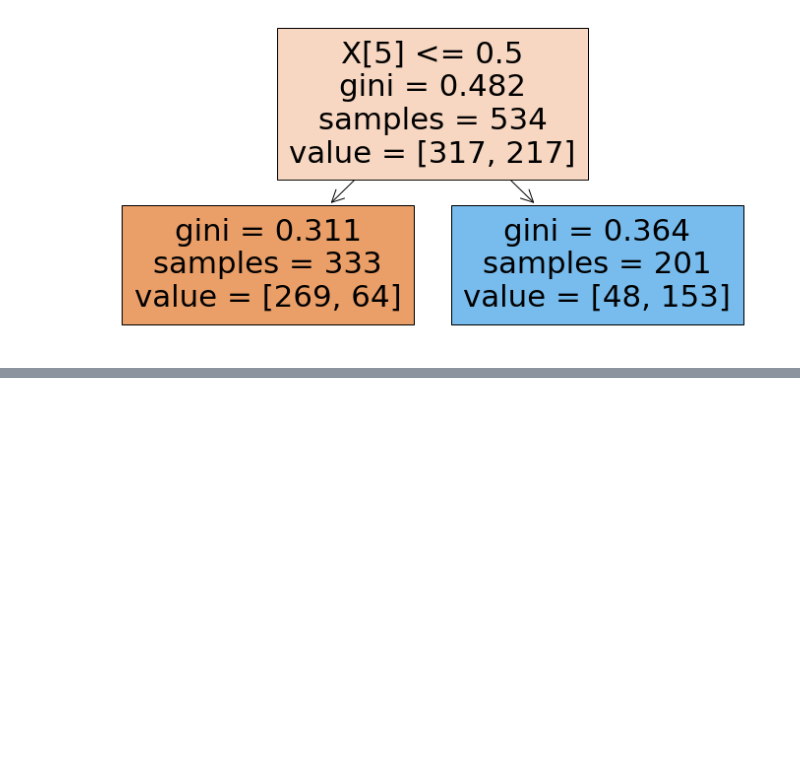
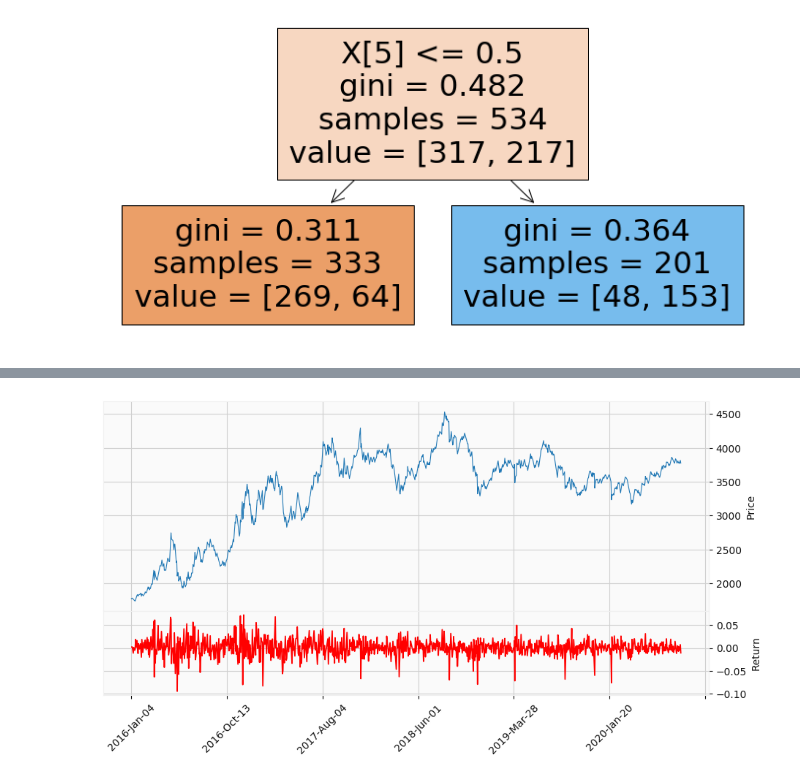
Before and after one commit to christinemu/quant-trading, a Jupyter notebook: TradingModels-DataMining.ipynb, the cells around one changed output, grey strips where cells are left out. Drawn from its saved outputs; the diff is of its cells as text; code cells hidden in the pictures; blank space fills up the shorter version.

```diff
--- a/TradingModels-DataMining.ipynb
+++ b/TradingModels-DataMining.ipynb
@@ -1108,0 +1116,3 @@ tree.plot_tree(dts[46],filled=True)
+# %%
+rbd = pd.read_csv('./data/strategy/rbDaily.csv')
+rbd.head()
@@ -1108,0 +1126,2 @@ tree.plot_tree(dts[46],filled=True)
+# %%
+rbd['Open'] = rbd['Close']
@@ -1108,0 +1136,4 @@ tree.plot_tree(dts[46],filled=True)
+# %%
+rbd['ActionDay'] = pd.to_datetime(rbd['ActionDay'],format='%Y%m%d')
+rbd.set_index('ActionDay',inplace=True)
+rbd.head()
@@ -1108,0 +1152,3 @@ tree.plot_tree(dts[46],filled=True)
+# %%
+rbd['ret'] = rbd['Close'].pct_change()
+rbd.head()
@@ -1108,0 +1163,5 @@ tree.plot_tree(dts[46],filled=True)
+# %%
+addFig = [mpf.make_addplot(rbd['ret'],panel=1,type='line',color='red',ylabel='Return')]
+mpf.plot(rbd,type='line',style='yahoo',addplot=addFig,figratio=(12,6),figscale=1)
+# %% [output]
+[figure, added]
```
Also changed, not shown: parts of 127 cells of this notebook, 1 other file.
